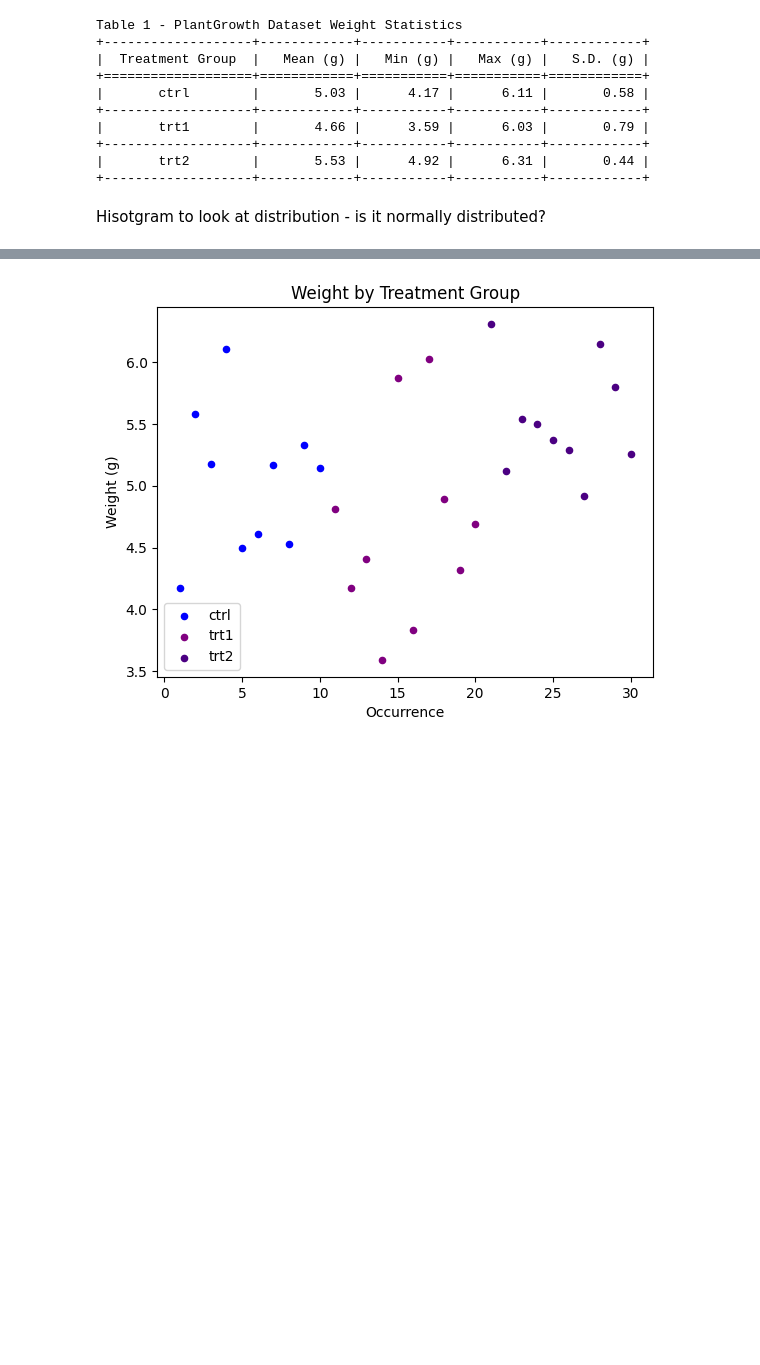
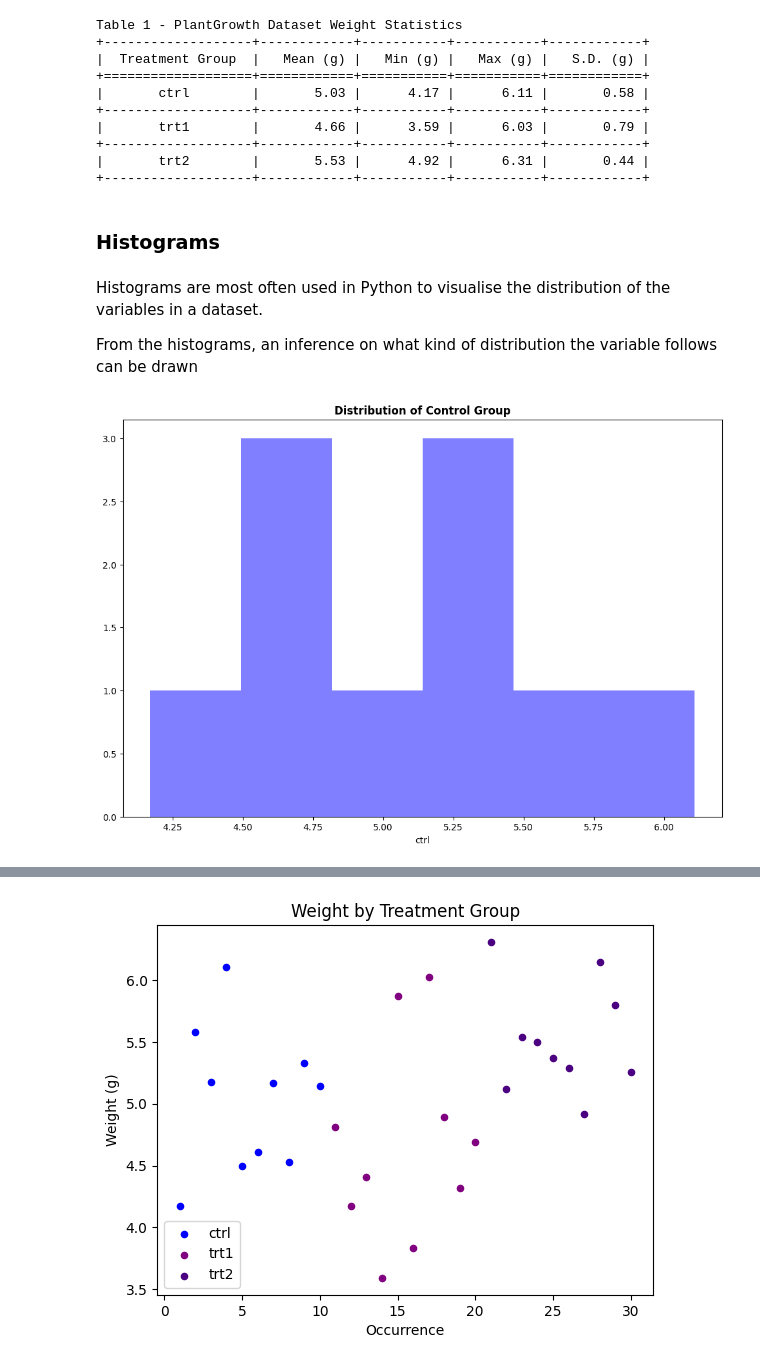
Before and after one commit to rachel-king4/appliedstatistics, a Jupyter notebook: project.ipynb, the cells around one changed output, grey strips where cells are left out. Saved outputs shown, nothing was run; the diff lists cells and outputs as text; code cells hidden in the pictures; blank space fills up the shorter version.

```diff
--- a/project.ipynb
+++ b/project.ipynb
@@ -110,5 +142,18 @@ Table 1 - PlantGrowth Dataset Weight Statistics
 +-------------------+------------+-----------+-----------+------------+
 |       trt2        |       5.53 |      4.92 |      6.31 |       0.44 |
 +-------------------+------------+-----------+-----------+------------+
-# %% [markdown]
-Hisotgram to look at distribution - is it normally distributed?
+# %% [markdown]
+### Histograms
+# %% [markdown]
+Histograms are most often used in Python to visualise the distribution of the variables in a dataset.
+
+From the histograms, an inference on what kind of distribution the variable follows can be drawn
+# %%
+# plot a histogram to show distribution of Control Group
+fig, ax = plt.subplots(figsize=(12,8))
+
+ax.set_title("Distribution of Control Group", fontweight='bold')
+ax.set(xlabel='ctrl')
+ax.hist(ctrl['weight'], bins=6, alpha=0.5, label="Control Group", color='blue');
+# %% [output]
+[figure, added]
```
Also changed, not shown: parts of 28 cells of this notebook, 1 other file.
